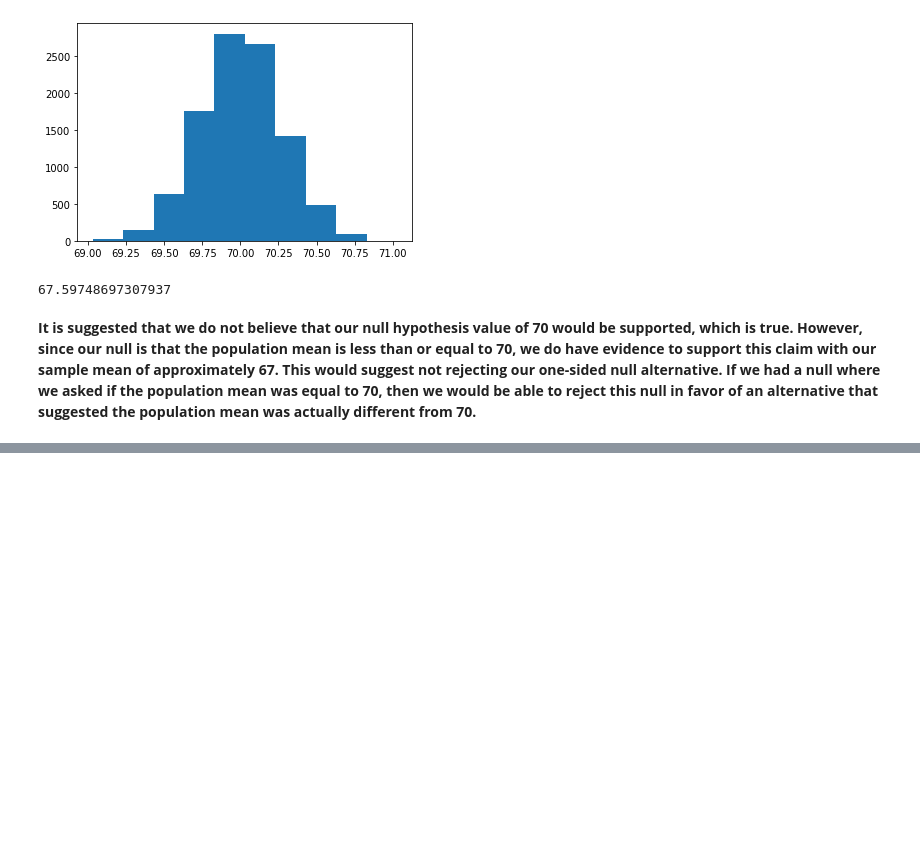
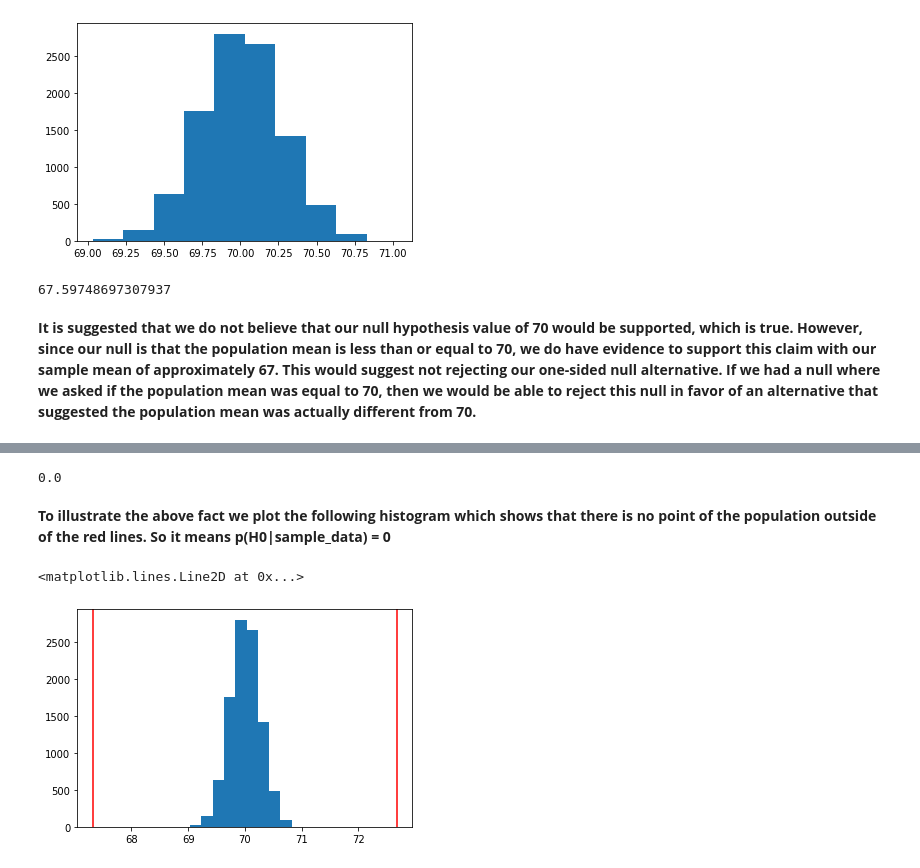
Before and after one commit to mzhoolideh/data_science_pract, a Jupyter notebook: labs/probability_pract.ipynb, the cells around one changed output, grey strips where cells are left out. Drawn from its saved outputs; the diff is of its cells as text; code cells hidden in the pictures; blank space fills up the shorter version.

```diff
--- a/labs/probability_pract.ipynb
+++ b/labs/probability_pract.ipynb
@@ -518,0 +545,3 @@ If we had a null where we asked if the population mean was equal to 70, then we
+# %%
+sample_mean = np.mean(mean)
+sample_mean
@@ -518,0 +582,18 @@ If we had a null where we asked if the population mean was equal to 70, then we
+# %%
+null_mean = 70
+p_value = (null_values < sample_mean).mean() + (null_values > null_mean+(null_mean-sample_mean)).mean()
+print(p_value)
+# %% [output]
+0.0
+# %% [markdown]
+**To illustrate the above fact we plot the following histogram which shows that there is no point of the population outside of the red lines. So it means p(H0|sample_data) = 0**
+# %%
+low = sample_mean
+high = null_mean + (null_mean-sample_mean)
+
+plt.hist(null_values)
+plt.axvline(low, c='r')
+plt.axvline(high, c='r')
+# %% [output]
+<matplotlib.lines.Line2D at 0x...>
+[figure, added]
```
Also changed, not shown: parts of 13 cells of this notebook.
